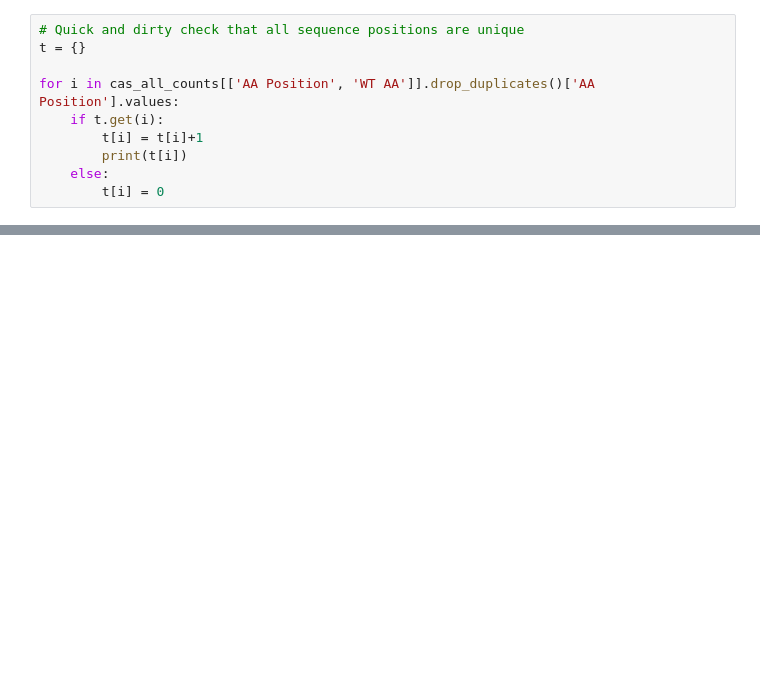
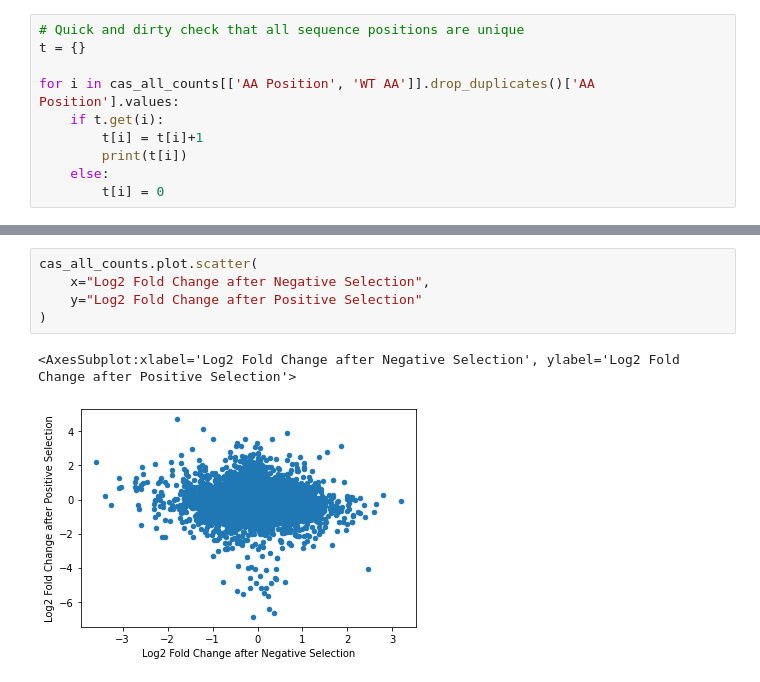
Before and after one commit to J-SNACKKB/FLIP, a Jupyter notebook: notebooks/1_csv_data.ipynb, the cells around one changed output, grey strips where cells are left out. Saved outputs shown, nothing was run; the diff lists cells and outputs as text; blank space fills up the shorter version.

```diff
--- a/notebooks/1_csv_data.ipynb
+++ b/notebooks/1_csv_data.ipynb
@@ -74,0 +101,8 @@ cas_all_counts[:3]
+# %%
+cas_all_counts.plot.scatter(
+    x="Log2 Fold Change after Negative Selection",
+    y="Log2 Fold Change after Positive Selection"
+)
+# %% [output]
+<AxesSubplot:xlabel='Log2 Fold Change after Negative Selection', ylabel='Log2 Fold Change after Positive Selection'>
+[figure, added]
```
Also changed, not shown: parts of 15 cells of this notebook, 3 other files.
